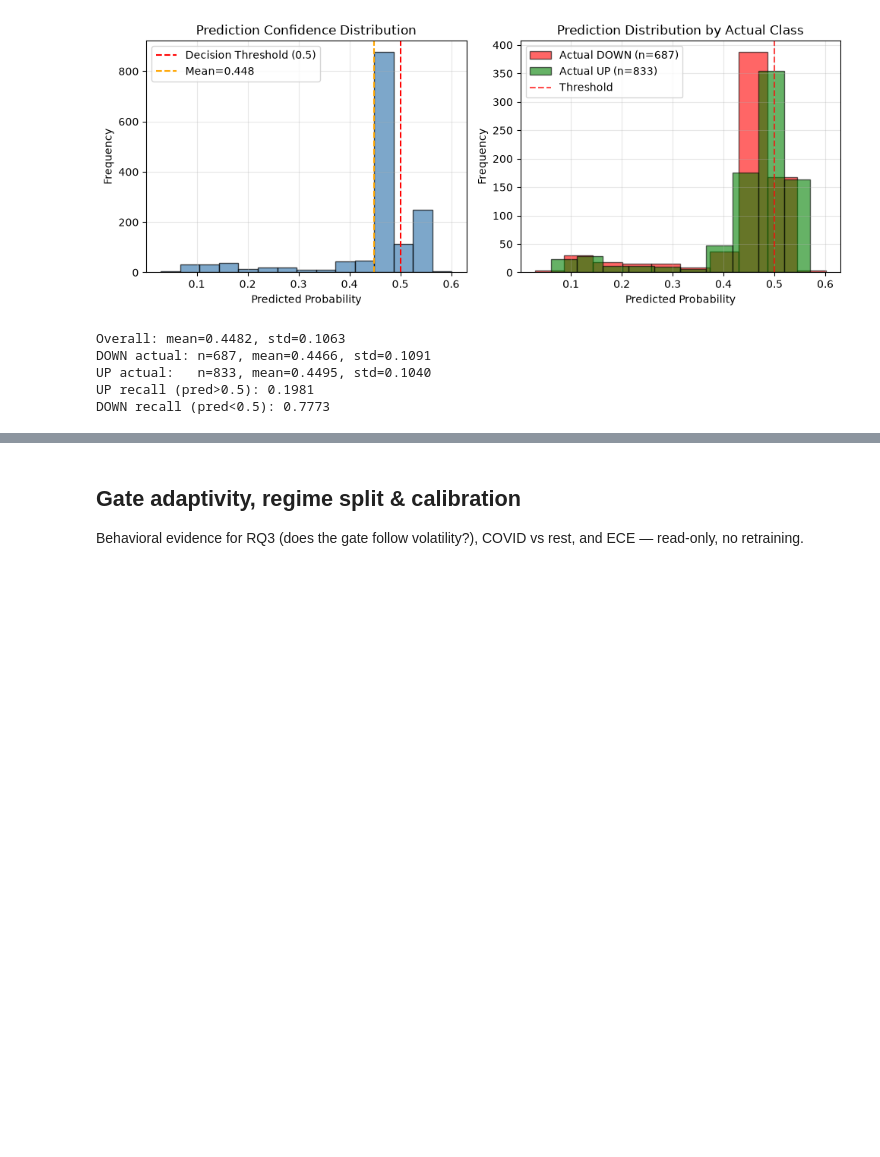
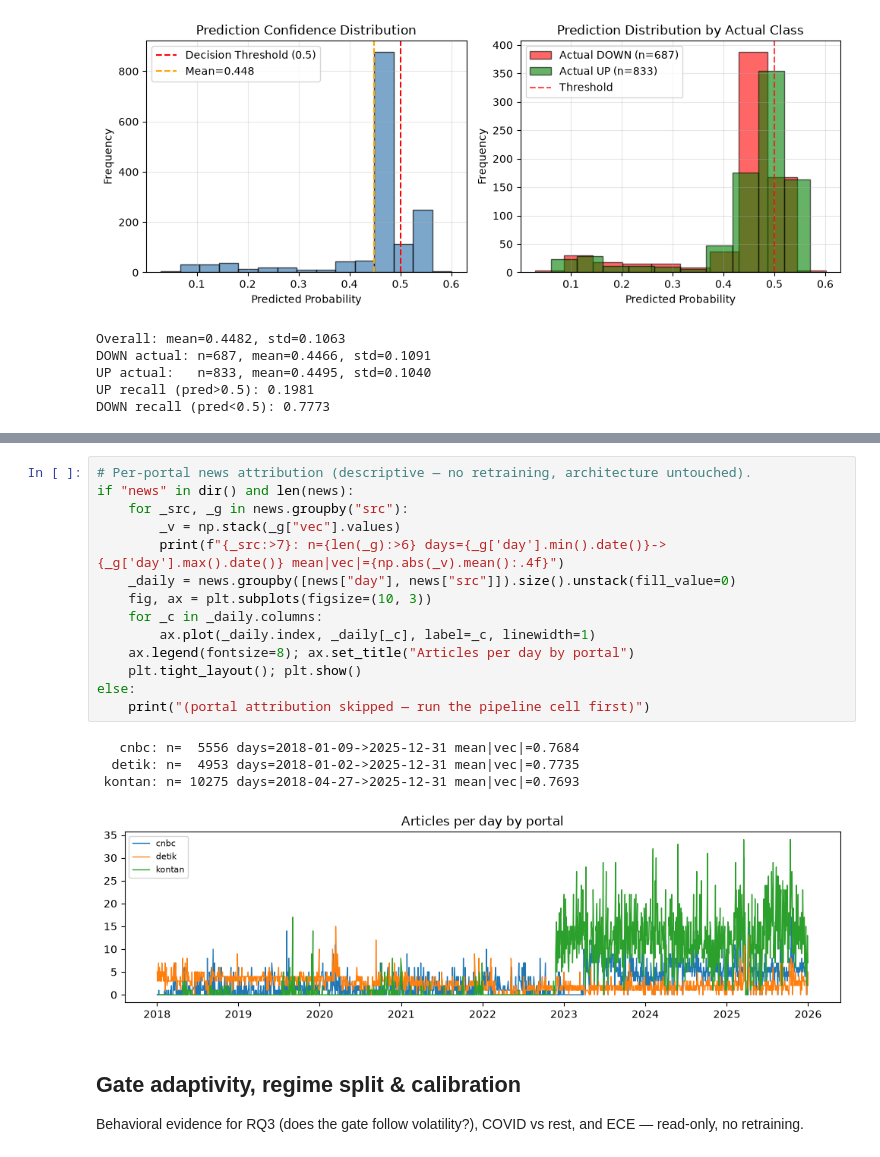
Before and after one commit to jwjooth/msdl-jci, a Jupyter notebook: notebooks/development.ipynb, the cells around one changed output, grey strips where cells are left out. Cells and saved outputs as stored; diff of their text form; blank space fills up the shorter version.

```diff
--- a/notebooks/development.ipynb
+++ b/notebooks/development.ipynb
@@ -1039,3 +1065,22 @@ DOWN recall (pred<0.5): 0.7773
+# %%
+# Per-portal news attribution (descriptive — no retraining, architecture untouched).
+if "news" in dir() and len(news):
+    for _src, _g in news.groupby("src"):
+        _v = np.stack(_g["vec"].values)
+        print(f"{_src:>7}: n={len(_g):>6} days={_g['day'].min().date()}->{_g['day'].max().date()} mean|vec|={np.abs(_v).mean():.4f}")
+    _daily = news.groupby([news["day"], news["src"]]).size().unstack(fill_value=0)
+    fig, ax = plt.subplots(figsize=(10, 3))
+    for _c in _daily.columns:
+        ax.plot(_daily.index, _daily[_c], label=_c, linewidth=1)
+    ax.legend(fontsize=8); ax.set_title("Articles per day by portal")
+    plt.tight_layout(); plt.show()
+else:
+    print("(portal attribution skipped — run the pipeline cell first)")
+# %% [output]
+   cnbc: n=  5556 days=2018-01-09->2025-12-31 mean|vec|=0.7684
+  detik: n=  4953 days=2018-01-02->2025-12-31 mean|vec|=0.7735
+ kontan: n= 10275 days=2018-04-27->2025-12-31 mean|vec|=0.7693
+[figure, added]
 # %% [markdown]
 ## Gate adaptivity, regime split & calibration
 
```
Also changed, not shown: parts of 6 cells of this notebook.
